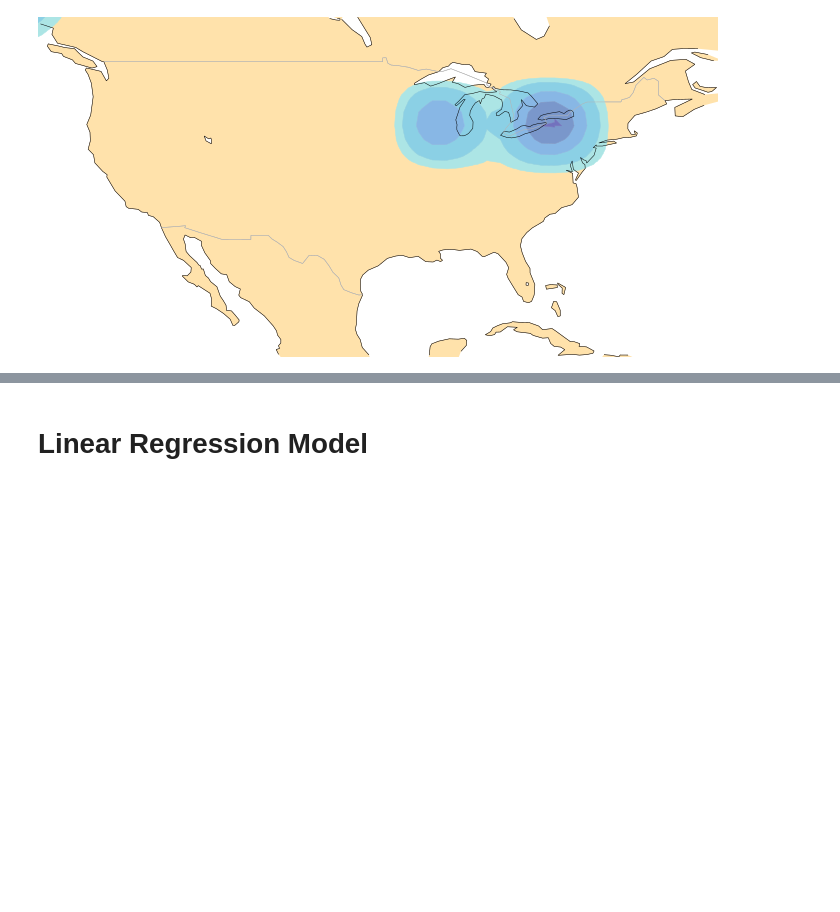
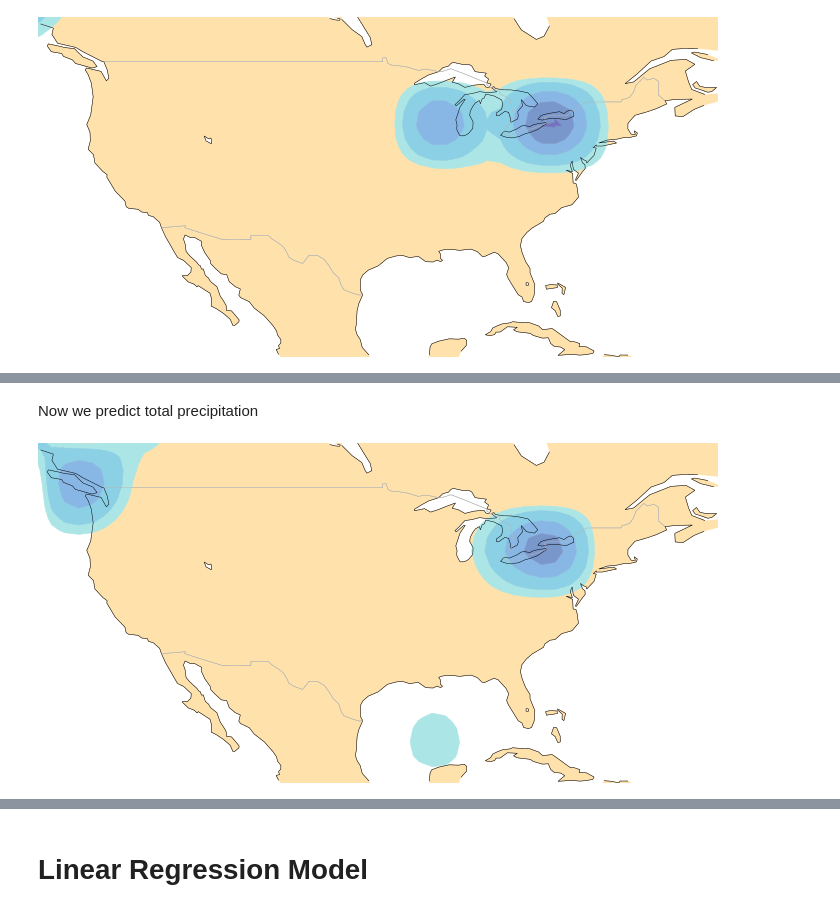
Before and after one commit to abadari3/CSE6242_Weather_Forecasting, a Jupyter notebook: CODE/notebooks/2-baselines.ipynb, the cells around one changed output, grey strips where cells are left out. Cells and saved outputs as stored; diff of their text form; code cells hidden in the pictures; blank space fills up the shorter version.

```diff
--- a/CODE/notebooks/2-baselines.ipynb
+++ b/CODE/notebooks/2-baselines.ipynb
@@ -62,0 +100,14 @@ plot_temp(us_temp_data[-1])
+# %% [markdown]
+Now we predict total precipitation
+# %%
+lead_time = 30*24
+us_rain_test = us_rain_data.sel(time=us_rain_data.time[- lead_time:])
+us_rain_train = us_rain_data.sel(time=us_rain_data.time[: - lead_time])
+# %%
+us_rain_pred = persistence_forecast(us_rain_train, lead_time)
+# %%
+# first hour of prediction
+a = normalize(us_rain_pred[0])
+a.time.values, plot_rain(a)
+# %% [output]
+[figure, added]
```
Also changed, not shown: parts of 30 cells of this notebook, 7 other files.
